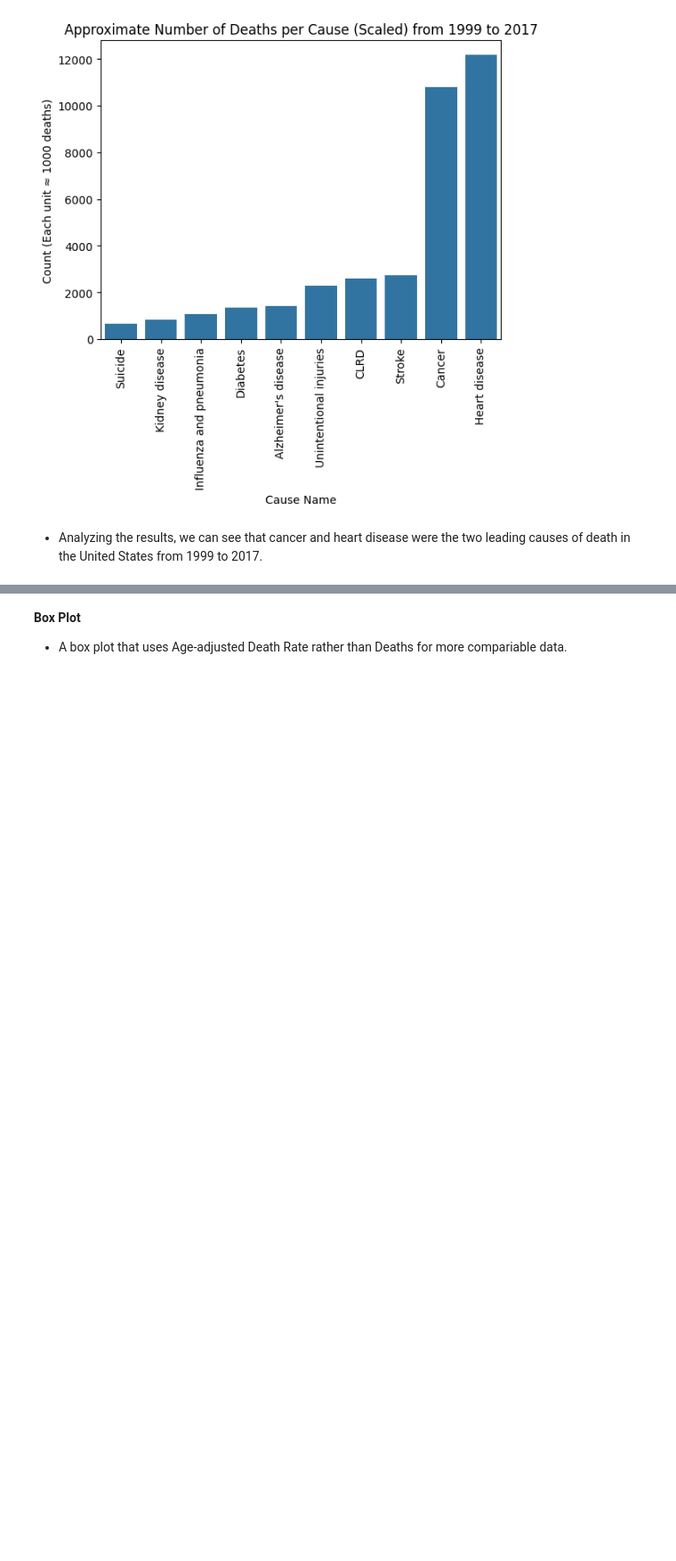
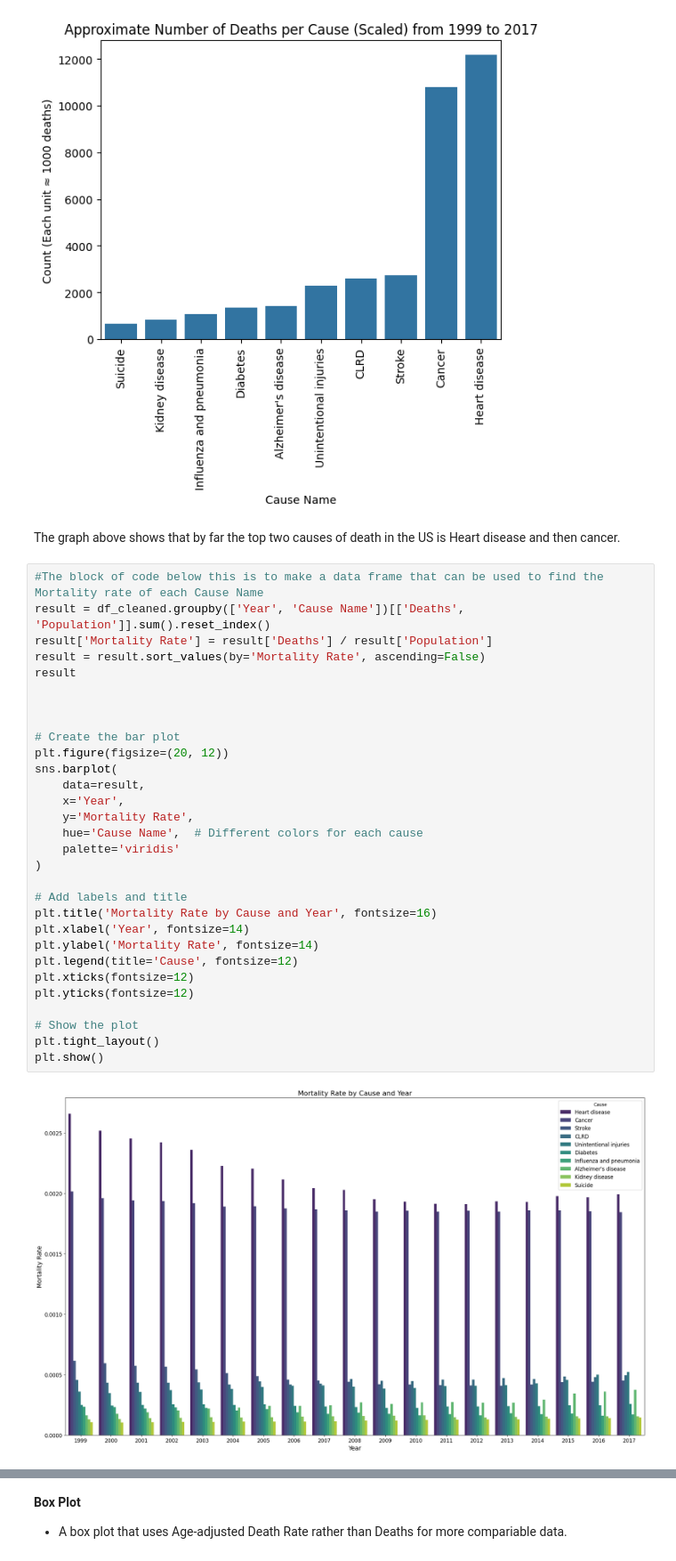
Before and after one commit to LoganWongbangchuad/DataScience, a Jupyter notebook: code/final.ipynb, the cells around one changed output, grey strips where cells are left out. Shown at 89% size. Cells and saved outputs as stored; diff of their text form; blank space fills up the shorter version.

```diff
--- a/code/final.ipynb
+++ b/code/final.ipynb
@@ -293,5 +304,37 @@ plt.ylabel(f'Count (Each unit ≈ {scale_factor} deaths)')
 plt.show()
 # %% [output]
 [figure]
-# %% [markdown]
-* Analyzing the results, we can see that cancer and heart disease were the two leading causes of death in the United States from 1999 to 2017.
+# %% [markdown]
+The graph above shows that by far the top two causes of death in the US is Heart disease and then cancer.
+# %%
+#The block of code below this is to make a data frame that can be used to find the Mortality rate of each Cause Name
+result = df_cleaned.groupby(['Year', 'Cause Name'])[['Deaths', 'Population']].sum().reset_index()
+result['Mortality Rate'] = result['Deaths'] / result['Population']
+result = result.sort_values(by='Mortality Rate', ascending=False)
+result
+
+
+
+# Create the bar plot
+plt.figure(figsize=(20, 12))
+sns.barplot(
+    data=result,
+    x='Year',
+    y='Mortality Rate',
+    hue='Cause Name',  # Different colors for each cause
+    palette='viridis'
+)
+
+# Add labels and title
+plt.title('Mortality Rate by Cause and Year', fontsize=16)
+plt.xlabel('Year', fontsize=14)
+plt.ylabel('Mortality Rate', fontsize=14)
+plt.legend(title='Cause', fontsize=12)
+plt.xticks(fontsize=12)
+plt.yticks(fontsize=12)
+
+# Show the plot
+plt.tight_layout()
+plt.show()
+# %% [output]
+[figure, added]
```
Also changed, not shown: parts of 24 cells of this notebook.
